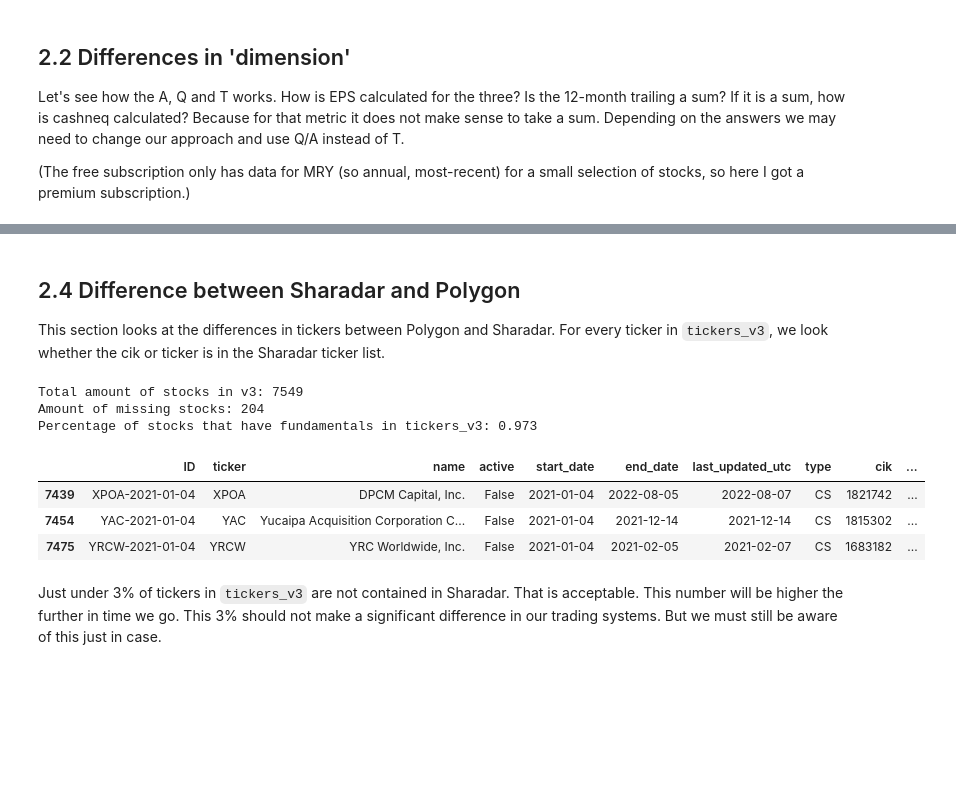
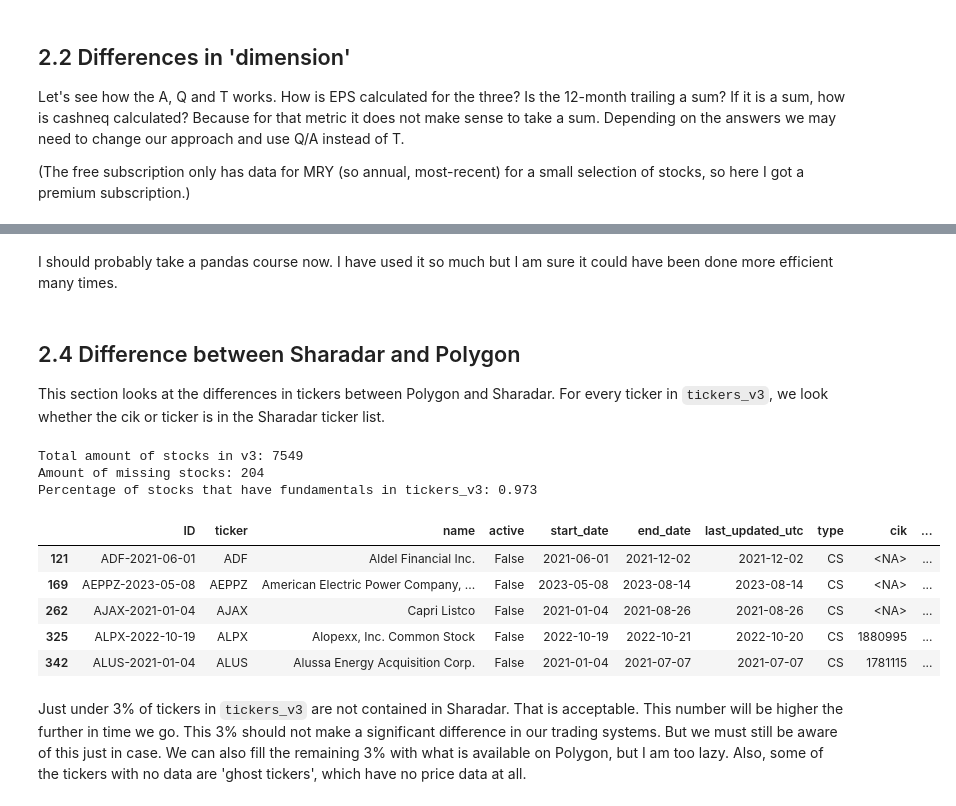
Before and after one commit to shinathan/QSExtended, a Jupyter notebook: data_import/polygon/2_get_fundamentals.ipynb, the cells around one changed output, grey strips where cells are left out. Drawn from its saved outputs; the diff is of its cells as text; code cells hidden in the pictures; blank space fills up the shorter version.

```diff
--- a/data_import/polygon/2_get_fundamentals.ipynb
+++ b/data_import/polygon/2_get_fundamentals.ipynb
@@ -48,14 +49,14 @@ print(END_DATE)
 Polygon actually does not have all tickers. They probably don't have ADRs because their filings are a little bit different.
 # %%
 from polygon.rest import RESTClient
-DATA_PATH = "../../../data/polygon/"
+POLYGON_DATA_PATH = "../../../data/polygon/"
 
-with open(DATA_PATH + "secret.txt") as f:
+with open(POLYGON_DATA_PATH + "secret.txt") as f:
     KEY = next(f).strip()
 
 client = RESTClient(api_key=KEY)
 
-data = pd.DataFrame(client.vx.list_stock_financials(ticker = "TOP", filing_date_gte=START_DATE, filing_date_lte=END_DATE) )
+data = pd.DataFrame(client.vx.list_stock_financials(cik = 1848275, filing_date_gte=START_DATE, filing_date_lte=END_DATE) )
 print(data)
 data = client.get_ticker_details(ticker="TOP", date=END_DATE)
 print(data)
@@ -170,3 +346,5 @@ ticker_metadata = pd.read_csv(DATA_PATH + "raw/tickers.csv")
+# %% [markdown]
+I should probably take a pandas course now. I have used it so much but I am sure it could have been done more efficient many times.
 # %% [markdown]
 ## 2.4 Difference between Sharadar and Polygon
 This section looks at the differences in tickers between Polygon and Sharadar. For every ticker in <code>tickers_v3</code>, we look whether the cik or ticker is in the Sharadar ticker list.
@@ -178,17 +356,19 @@ polygon_tickers['cik'] = pd.to_numeric(polygon_tickers['cik'], errors='coerce').
 # %%
 is_contained_in_sharadar = (polygon_tickers['ticker'].isin(sharadar_tickers.ticker) |  polygon_tickers['cik'].isin(sharadar_tickers.cik))
 print(f"Total amount of stocks in v3: {len(polygon_tickers)}")
 print(f"Amount of missing stocks: {len(polygon_tickers[~is_contained_in_sharadar])}")
 print(f"Percentage of stocks that have fundamentals in tickers_v3: {(is_contained_in_sharadar.sum()/len(polygon_tickers)):.3f}")
 
-polygon_tickers[~is_contained_in_sharadar].tail(3)
+polygon_tickers[~is_contained_in_sharadar].head(5)
 # %% [output]
 Total amount of stocks in v3: 7549
 Amount of missing stocks: 204
 Percentage of stocks that have fundamentals in tickers_v3: 0.973
 |  | ID | ticker | name | active | start_date | end_date | last_updated_utc | type | cik | ... |
-| 7439 | XPOA-2021-01-04 | XPOA | DPCM Capital, Inc. | False | 2021-01-04 | 2022-08-05 | 2022-08-07 | CS | 1821742 | ... |
-| 7454 | YAC-2021-01-04 | YAC | Yucaipa Acquisition Corporation C... | False | 2021-01-04 | 2021-12-14 | 2021-12-14 | CS | 1815302 | ... |
-| 7475 | YRCW-2021-01-04 | YRCW | YRC Worldwide, Inc. | False | 2021-01-04 | 2021-02-05 | 2021-02-07 | CS | 1683182 | ... |
+| 121 | ADF-2021-06-01 | ADF | Aldel Financial Inc. | False | 2021-06-01 | 2021-12-02 | 2021-12-02 | CS | <NA> | ... |
+| 169 | AEPPZ-2023-05-08 | AEPPZ | American Electric Power Company, ... | False | 2023-05-08 | 2023-08-14 | 2023-08-14 | CS | <NA> | ... |
+| 262 | AJAX-2021-01-04 | AJAX | Capri Listco | False | 2021-01-04 | 2021-08-26 | 2021-08-26 | CS | <NA> | ... |
+| 325 | ALPX-2022-10-19 | ALPX | Alopexx, Inc. Common Stock | False | 2022-10-19 | 2022-10-21 | 2022-10-20 | CS | 1880995 | ... |
+| 342 | ALUS-2021-01-04 | ALUS | Alussa Energy Acquisition Corp. | False | 2021-01-04 | 2021-07-07 | 2021-07-07 | CS | 1781115 | ... |
 # %% [markdown]
-Just under 3% of tickers in <code>tickers_v3</code> are not contained in Sharadar. That is acceptable. This number will be higher the further in time we go. This 3% should not make a significant difference in our trading systems. But we must still be aware of this just in case.
+Just under 3% of tickers in <code>tickers_v3</code> are not contained in Sharadar. That is acceptable. This number will be higher the further in time we go. This 3% should not make a significant difference in our trading systems. But we must still be aware of this just in case. We can also fill the remaining 3% with what is available on Polygon, but I am too lazy. Also, some of the tickers with no data are 'ghost tickers', which have no price data at all.
```
Also changed, not shown: parts of 23 cells of this notebook, 4 other files.
